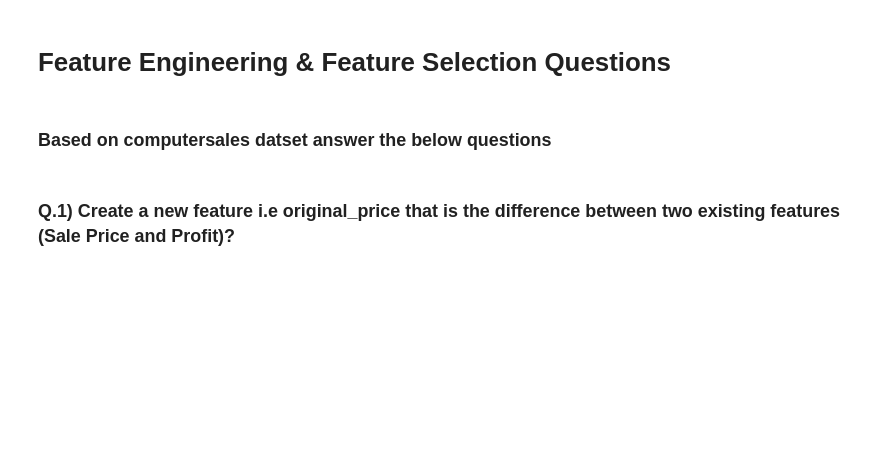
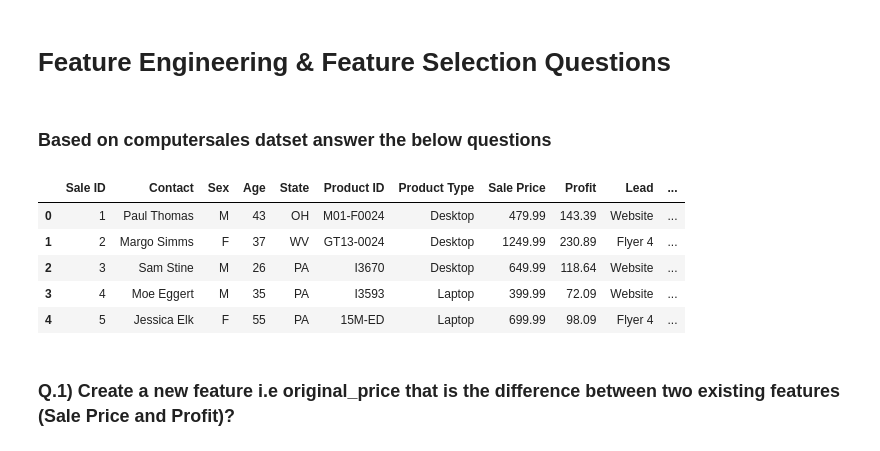
Before and after one commit to TiyashaMallick1309/HRC-Python-Assessments, a Jupyter notebook: notebooks/Feature Engineering _ Feature Selection Questions.ipynb, the cells around one changed output. Saved outputs shown, nothing was run; the diff lists cells and outputs as text; code cells hidden in the pictures; blank space fills up the shorter version.

```diff
--- a/notebooks/Feature Engineering _ Feature Selection Questions.ipynb
+++ b/notebooks/Feature Engineering _ Feature Selection Questions.ipynb
@@ -9,8 +9,15 @@ import seaborn as sns
 import warnings
 warnings.filterwarnings('ignore')
 # %%
-df = pd.read_csv('computersales.csv')
+df = pd.read_csv('../data/Computersales.csv')
 df.head()
+# %% [output]
+|  | Sale ID | Contact | Sex | Age | State | Product ID | Product Type | Sale Price | Profit | Lead | ... |
+| 0 | 1 | Paul Thomas | M | 43 | OH | M01-F0024 | Desktop | 479.99 | 143.39 | Website | ... |
+| 1 | 2 | Margo Simms | F | 37 | WV | GT13-0024 | Desktop | 1249.99 | 230.89 | Flyer 4 | ... |
+| 2 | 3 | Sam Stine | M | 26 | PA | I3670 | Desktop | 649.99 | 118.64 | Website | ... |
+| 3 | 4 | Moe Eggert | M | 35 | PA | I3593 | Laptop | 399.99 | 72.09 | Website | ... |
+| 4 | 5 | Jessica Elk | F | 55 | PA | 15M-ED | Laptop | 699.99 | 98.09 | Flyer 4 | ... |
 # %% [markdown]
 ### Q.1) Create a new feature i.e original_price that is the difference between two existing features (Sale Price and Profit)?
 # %%
```
Also changed, not shown: parts of 14 cells of this notebook.
